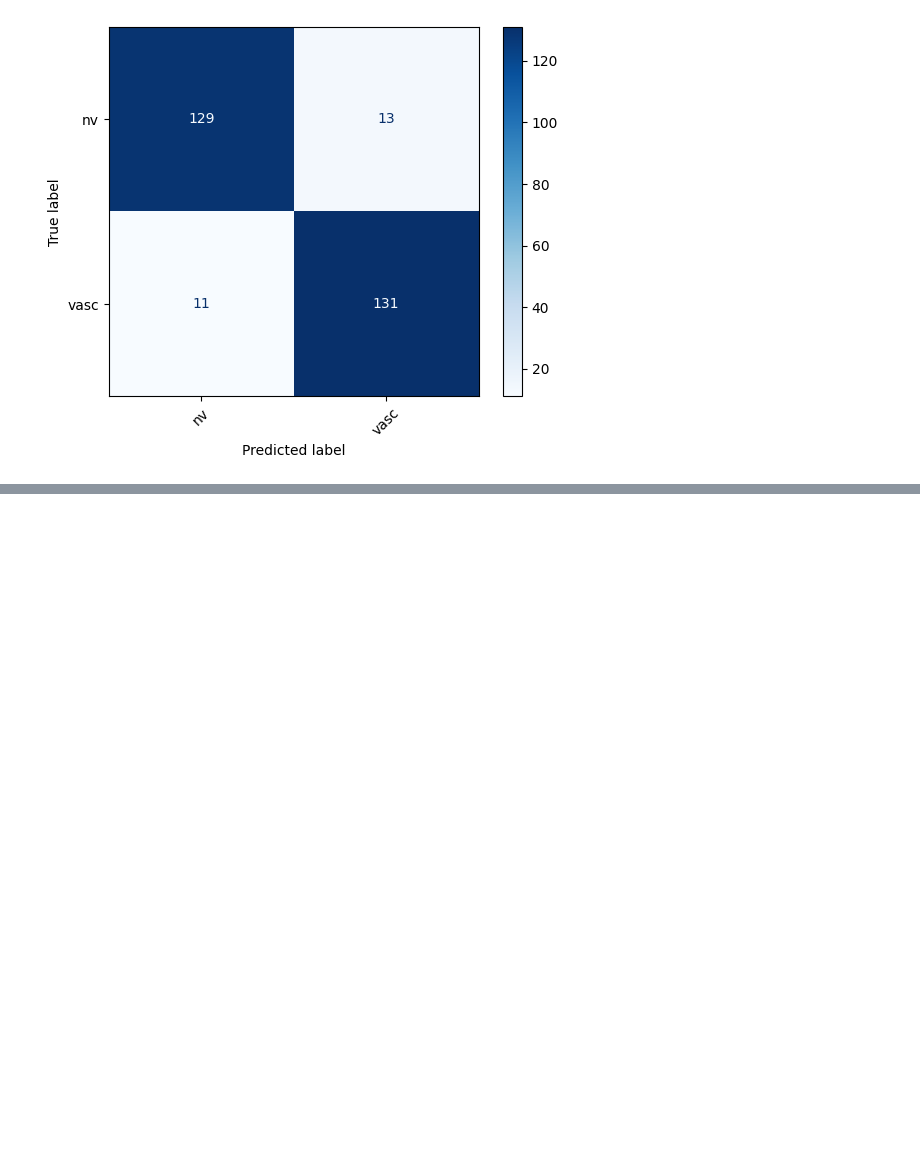
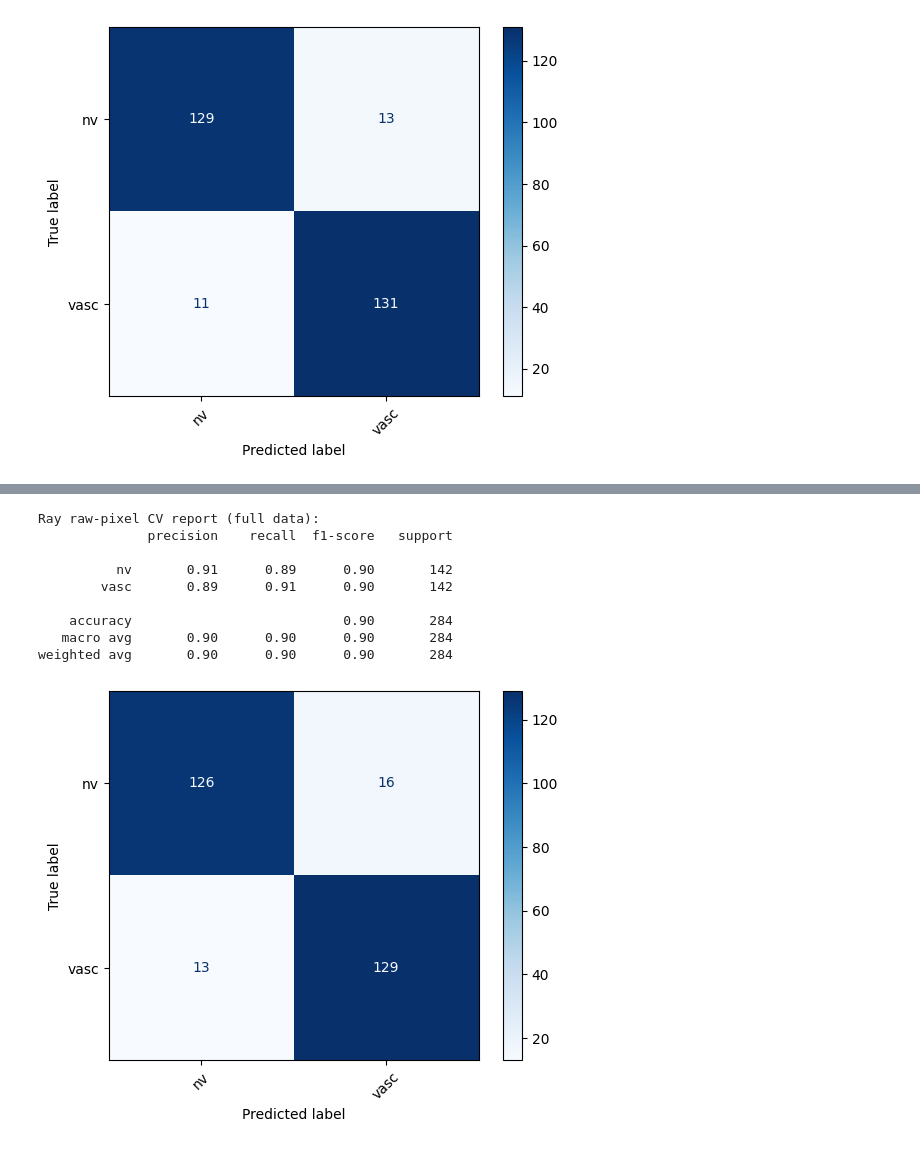
Before and after one commit to WSm-77/distributed_systems, a Jupyter notebook: skin_cancer/classify_skin_cancer_ray.ipynb, the cells around one changed output, grey strips where cells are left out. Cells and saved outputs as stored; diff of their text form; code cells hidden in the pictures; blank space fills up the shorter version.

```diff
--- a/skin_cancer/classify_skin_cancer_ray.ipynb
+++ b/skin_cancer/classify_skin_cancer_ray.ipynb
@@ -496,0 +562,4 @@ weighted avg       0.92      0.92      0.92       284
+# %%
+print("Ray raw-pixel CV report (full data):")
+cv_classification_report_ray(svm_tunned_ray, X_raw_flat, y_raw, cv=cv)
+# %% [output]
@@ -497,2 +567,12 @@ weighted avg       0.92      0.92      0.92       284
+Ray raw-pixel CV report (full data):
+              precision    recall  f1-score   support
+
+          nv       0.91      0.89      0.90       142
+        vasc       0.89      0.91      0.90       142
+
+    accuracy                           0.90       284
+   macro avg       0.90      0.90      0.90       284
+weighted avg       0.90      0.90      0.90       284
+[figure, added]
 # %%
 ray.shutdown()
```
Also changed, not shown: parts of 15 cells of this notebook.
